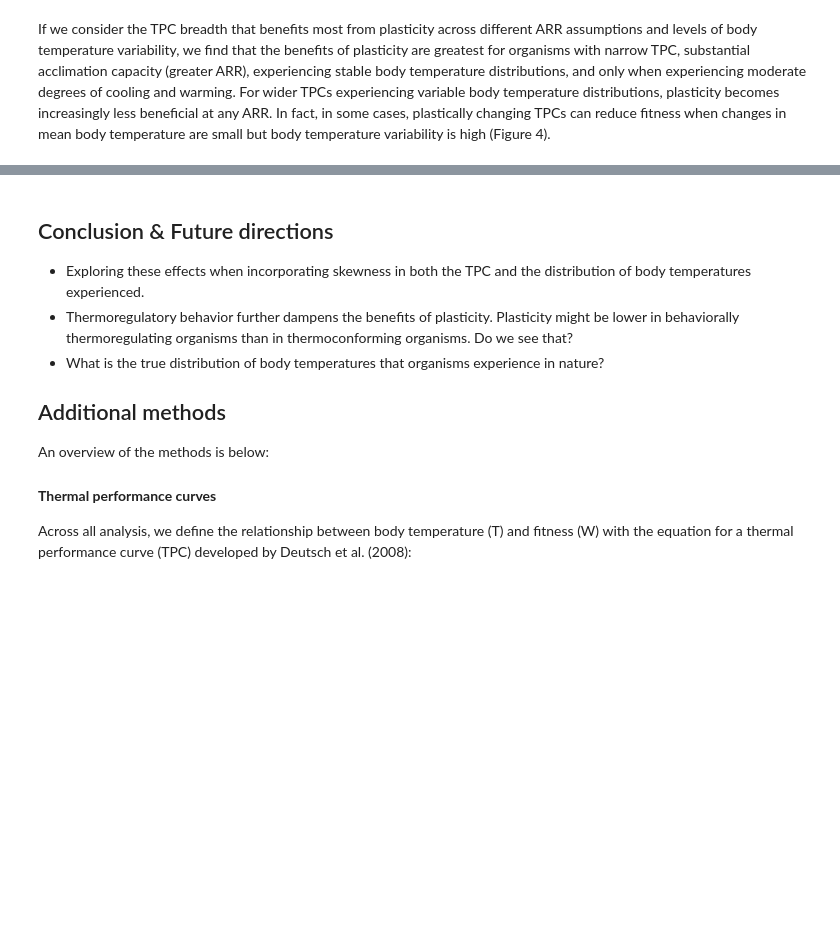
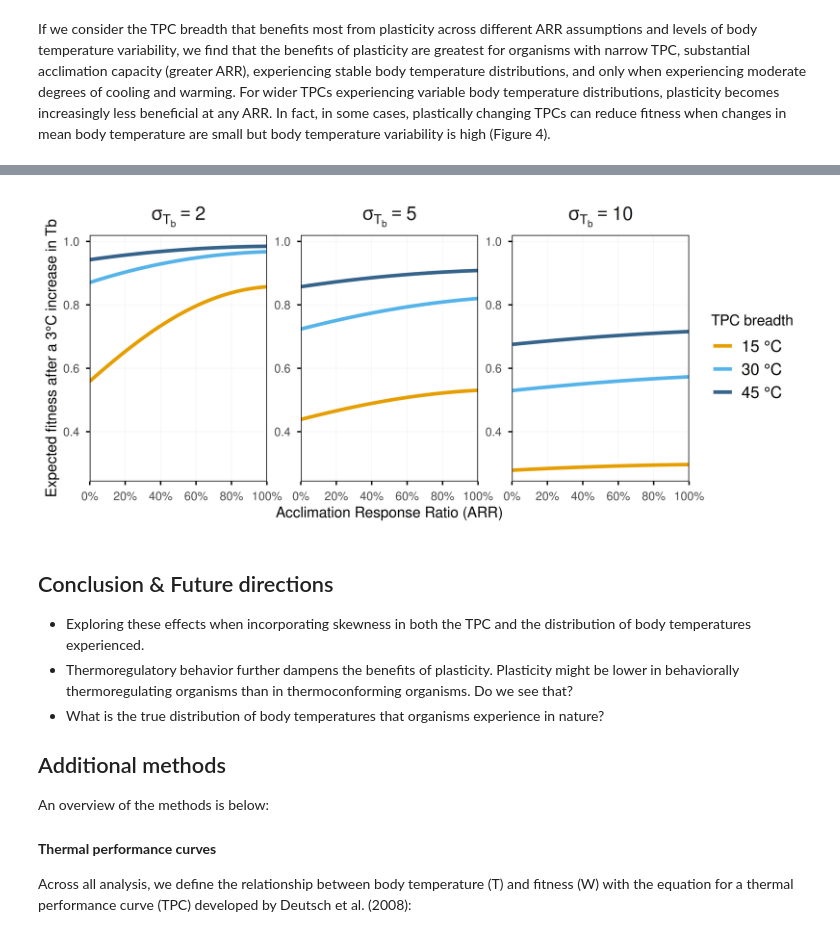
Before and after one commit to ggcostoya/plasticity_benefits, a Jupyter notebook: _manuscript/index.out.ipynb, the cells around one changed output, grey strips where cells are left out. Cells and saved outputs as stored; diff of their text form; code cells hidden in the pictures; blank space fills up the shorter version.

Commit message:
removing risk of thermal injury and modifying figures

```diff
--- a/_manuscript/index.out.ipynb
+++ b/_manuscript/index.out.ipynb
@@ -971,3 +619,83 @@ grid |>
+# %%
+# define sequence of ARRs to test
+arrs <- seq(0, 1, by = 0.01)
+orginal_temp <- 30
+delta_temp <- 3
+tpc_breadths <- c(15, 30, 45)
+tb_var <- c(2, 5, 10)
+combinations <- expand.grid(
+  arr = arrs,
+  tpc_breadth = tpc_breadths,
+  tb_var = tb_var
+)
+combinations$ctmin <- case_when(
+  combinations$tpc_breadth == 15 ~ ctmins[1],
+  combinations$tpc_breadth == 30 ~ ctmins[2],
+  combinations$tpc_breadth == 45 ~ ctmins[3]
+)
+combinations$ctmax <- case_when(
+  combinations$tpc_breadth == 15 ~ cmtaxs[1],
+  combinations$tpc_breadth == 30 ~ cmtaxs[2],
+  combinations$tpc_breadth == 45 ~ cmtaxs[3]
+)
+combinations$expected_fitness <- NA
+
+# define funcction to calculate expected fitness for a given variability
+exp_fitness_var <- function(arr, sd_tb, ctmin, ctmax) {
+  exp_w(
+    topt = orginal_temp + arr * delta_temp,
+    ctmin = ctmin + arr * delta_temp,
+    ctmax = ctmax + arr * delta_temp,
+    mean_tb = orginal_temp + delta_temp,
+    sd_tb = sd_tb
+  )
+}
+
+# populate data frame with expected fitness values
+for (i in seq_len(nrow(combinations))) {
+  combinations$expected_fitness[i] <- exp_fitness_var(
+    arr = combinations$arr[i],
+    sd_tb = combinations$tb_var[i],
+    ctmin = combinations$ctmin[i],
+    ctmax = combinations$ctmax[i]
+  )
+}
+
+combinations |>
+  ggplot(aes(x = arr, y = expected_fitness, color = as.factor(tpc_breadth))) +
+  geom_line(linewidth = 1.25) +
+  facet_wrap(~tb_var, labeller = labeller(tb_var = as_labeller(c(
+    "2" = "sigma[T[b]] == 2",
+    "5" = "sigma[T[b]] == 5",
+    "10" = "sigma[T[b]] == 10"
+  ), label_parsed)),
+  axes = "all") +
+  scale_color_manual(
+    values = c("#E69F00", "#56B4E9", "#36648B"),
+    labels = c("15 °C", "30 °C", "45 °C"),
+    name = "TPC breadth"
+  ) +
+  scale_x_continuous(
+    expand = c(0, 0),
+    breaks = seq(0, 1, 0.2),
+    labels = scales::percent_format(accuracy = 1)
+  ) +
+  theme_minimal() +
+  theme(
+    legend.text = element_text(size = 12),
+    panel.border = element_rect(fill = NA, color = "black", linewidth = 0.5),
+    axis.ticks = element_line(linewidth = 0.5),
+    panel.grid.major = element_line(linewidth = 0.05, color = "lightgray"),
+    panel.grid.minor = element_blank(),
+    strip.text = element_text(size = 14, face = "bold")
+  ) +
+  labs(
+    x = "Acclimation Response Ratio (ARR)",
+    y = "Expected fitness after a 3°C increase in Tb",
+    color = "TPC breadth"
+  )
+# %% [output]
+[figure, added]
 # %% [markdown]
 ## Conclusion & Future directions
 
```
Also changed, not shown: parts of 21 cells of this notebook, 37 other files.
